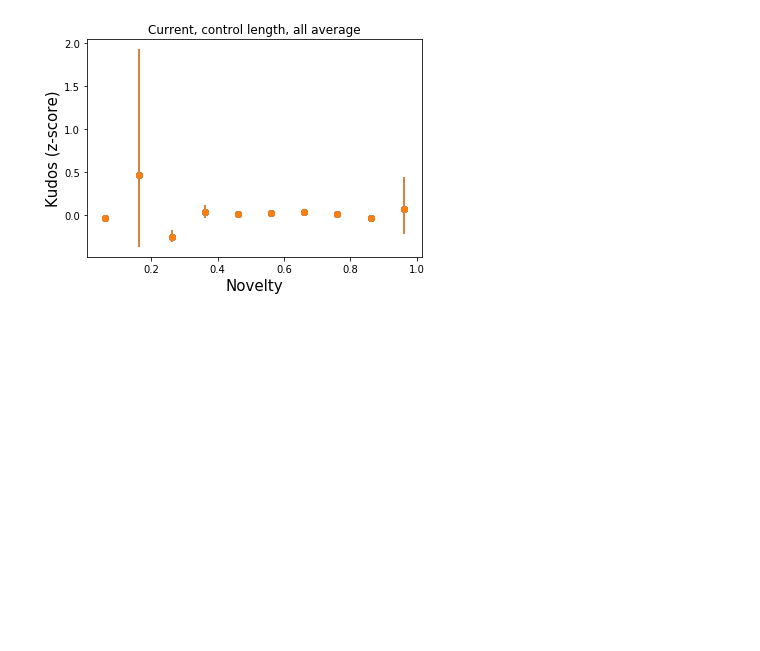
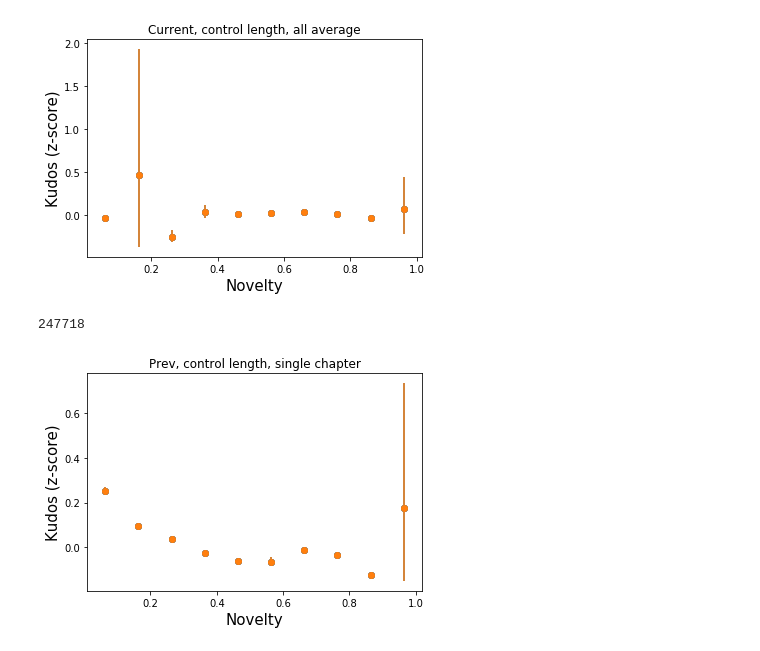
Before and after one commit to yzjing/ao3_old, a Jupyter notebook: exps/20170701_fandom_evolution/kudos_analysis_temporal_tfidf.ipynb, the cells around one changed output. Drawn from its saved outputs; the diff is of its cells as text; code cells hidden in the pictures; blank space fills up the shorter version.

```diff
--- a/exps/20170701_fandom_evolution/kudos_analysis_temporal_tfidf.ipynb
+++ b/exps/20170701_fandom_evolution/kudos_analysis_temporal_tfidf.ipynb
@@ -7,6 +7,6 @@ import numpy as np
 import random
 from scipy import stats
 # %%
-data_path = '../../data/tfidf_tocurr_conlen_allave/'
+data_path = '../../data/tfidf_toprev_conlen_fulldata/'
 # %%
 fandom_list = [i for i in os.listdir(data_path) if 'tsv' in i]
@@ -13,3 +33,5 @@ fandom_list = [i for i in os.listdir(data_path) if 'tsv' in i]
+# %%
+fandom_list = ['shakespare_william_works_temporal_tfidf_cos_toprev_conlen.tsv']
 # %%
 def bootstrap_resample(li):
     if len(li) > 0:
@@ -57,6 +79,8 @@ def create_normed_dfs(df):
 
 #     # turn into z scores
     df['Kudos'] = df['Kudos']/df['Chapters']
+    df = df.dropna(subset=['Kudos'])
+    df = df[np.isfinite(df['Kudos'])]
     df['Kudos'] = (df['Kudos'] - df['Kudos'].mean())/df['Kudos'].std(ddof=0)
 
     return df
@@ -81,13 +105,13 @@ def create_dict(df, field, binsize):
 def plot_agg(flist, title):
     df_all = []
     for i,fandom in enumerate(flist):
-        df = pd.read_csv(os.path.join(data_path,fandom), sep = '\t', error_bad_lines=False)
+        df = pd.read_csv(os.path.join(data_path,fandom), sep = '\t')
         df = create_normed_dfs(df)
         df = df[['Cos', 'Kudos']].dropna()
         df_all.append(df)
+        print(len(df))
 
     df = pd.concat(df_all)
-    print(len(df))
 
     dic = create_dict(df, 'Kudos', 0.1)
     x = sorted(dic.keys())
@@ -138,3 +162,8 @@ plot_agg(fandom_list, 'Current, control length, all average')
 # %% [output]
 41016
 [figure]
+# %%
+plot_agg(fandom_list, 'Prev, control length, single chapter')
+# %% [output]
+247718
+[figure, added]
```
Also changed, not shown: parts of 2 cells of this notebook, 44 other files.
